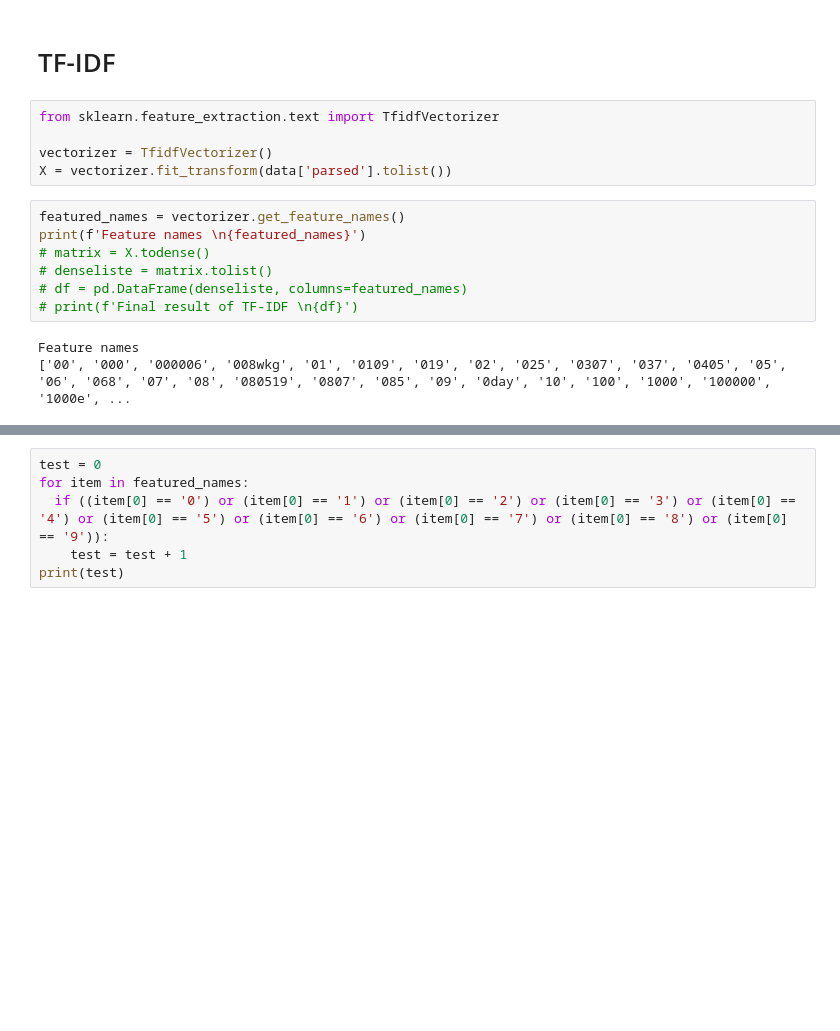
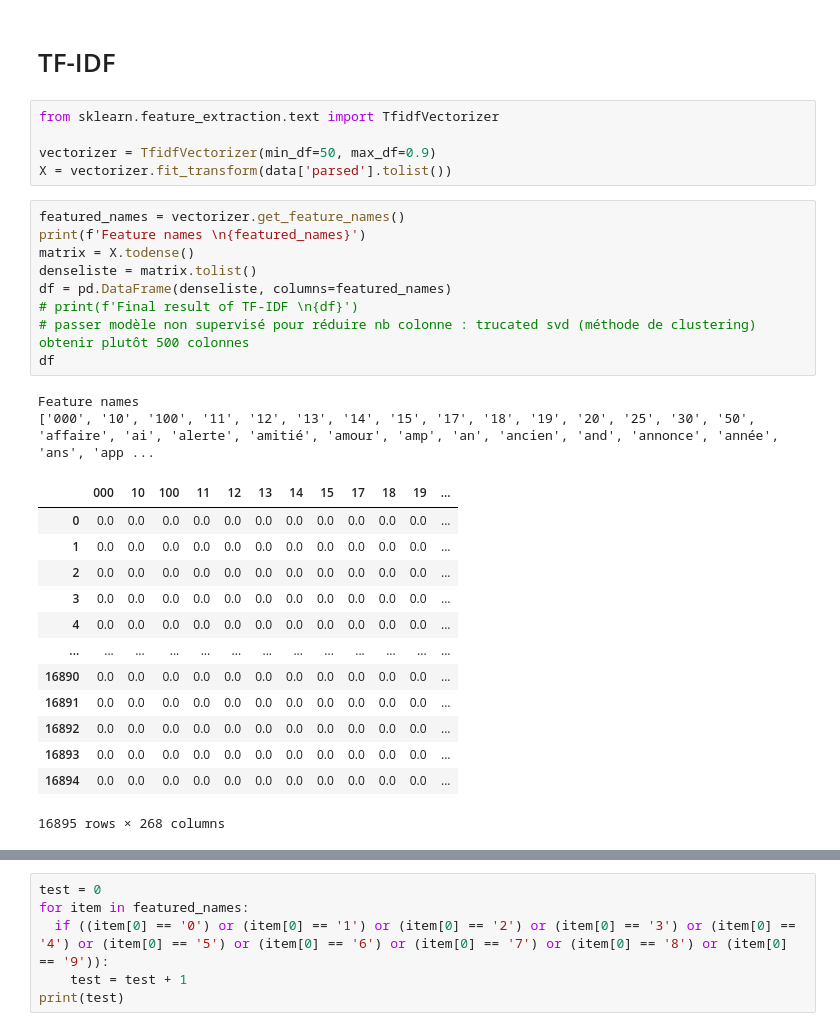
Before and after one commit to anjunjin/PFE-ING3-IA, a Jupyter notebook: Représentation_du_texte.ipynb, the cells around one changed output, grey strips where cells are left out. Drawn from its saved outputs; the diff is of its cells as text; blank space fills up the shorter version.

```diff
--- a/Représentation_du_texte.ipynb
+++ b/Représentation_du_texte.ipynb
@@ -188,15 +188,30 @@ array([[0, 0, 0, ..., 0, 0, 0],
 # %%
 from sklearn.feature_extraction.text import TfidfVectorizer
 
-vectorizer = TfidfVectorizer()
+vectorizer = TfidfVectorizer(min_df=50, max_df=0.9)
 X = vectorizer.fit_transform(data['parsed'].tolist())
 # %%
 featured_names = vectorizer.get_feature_names()
 print(f'Feature names \n{featured_names}')
-# matrix = X.todense()
-# denseliste = matrix.tolist()
-# df = pd.DataFrame(denseliste, columns=featured_names)
+matrix = X.todense()
+denseliste = matrix.tolist()
+df = pd.DataFrame(denseliste, columns=featured_names)
 # print(f'Final result of TF-IDF \n{df}')
+# passer modèle non supervisé pour réduire nb colonne : trucated svd (méthode de clustering) obtenir plutôt 500 colonnes
+df
 # %% [output]
 Feature names
-['00', '000', '000006', '008wkg', '01', '0109', '019', '02', '025', '0307', '037', '0405', '05', '06', '068', '07', '08', '080519', '0807', '085', '09', '0day', '10', '100', '1000', '100000', '1000e', ...
+['000', '10', '100', '11', '12', '13', '14', '15', '17', '18', '19', '20', '25', '30', '50', 'affaire', 'ai', 'alerte', 'amitié', 'amour', 'amp', 'an', 'ancien', 'and', 'annonce', 'année', 'ans', 'app ...
+|  | 000 | 10 | 100 | 11 | 12 | 13 | 14 | 15 | 17 | 18 | 19 | ... |
+| 0 | 0.0 | 0.0 | 0.0 | 0.0 | 0.0 | 0.0 | 0.0 | 0.0 | 0.0 | 0.0 | 0.0 | ... |
+| 1 | 0.0 | 0.0 | 0.0 | 0.0 | 0.0 | 0.0 | 0.0 | 0.0 | 0.0 | 0.0 | 0.0 | ... |
+| 2 | 0.0 | 0.0 | 0.0 | 0.0 | 0.0 | 0.0 | 0.0 | 0.0 | 0.0 | 0.0 | 0.0 | ... |
+| 3 | 0.0 | 0.0 | 0.0 | 0.0 | 0.0 | 0.0 | 0.0 | 0.0 | 0.0 | 0.0 | 0.0 | ... |
+| 4 | 0.0 | 0.0 | 0.0 | 0.0 | 0.0 | 0.0 | 0.0 | 0.0 | 0.0 | 0.0 | 0.0 | ... |
+| ... | ... | ... | ... | ... | ... | ... | ... | ... | ... | ... | ... | ... |
+| 16890 | 0.0 | 0.0 | 0.0 | 0.0 | 0.0 | 0.0 | 0.0 | 0.0 | 0.0 | 0.0 | 0.0 | ... |
+| 16891 | 0.0 | 0.0 | 0.0 | 0.0 | 0.0 | 0.0 | 0.0 | 0.0 | 0.0 | 0.0 | 0.0 | ... |
+| 16892 | 0.0 | 0.0 | 0.0 | 0.0 | 0.0 | 0.0 | 0.0 | 0.0 | 0.0 | 0.0 | 0.0 | ... |
+| 16893 | 0.0 | 0.0 | 0.0 | 0.0 | 0.0 | 0.0 | 0.0 | 0.0 | 0.0 | 0.0 | 0.0 | ... |
+| 16894 | 0.0 | 0.0 | 0.0 | 0.0 | 0.0 | 0.0 | 0.0 | 0.0 | 0.0 | 0.0 | 0.0 | ... |
+16895 rows × 268 columns
```
Also changed, not shown: parts of 6 cells of this notebook.
